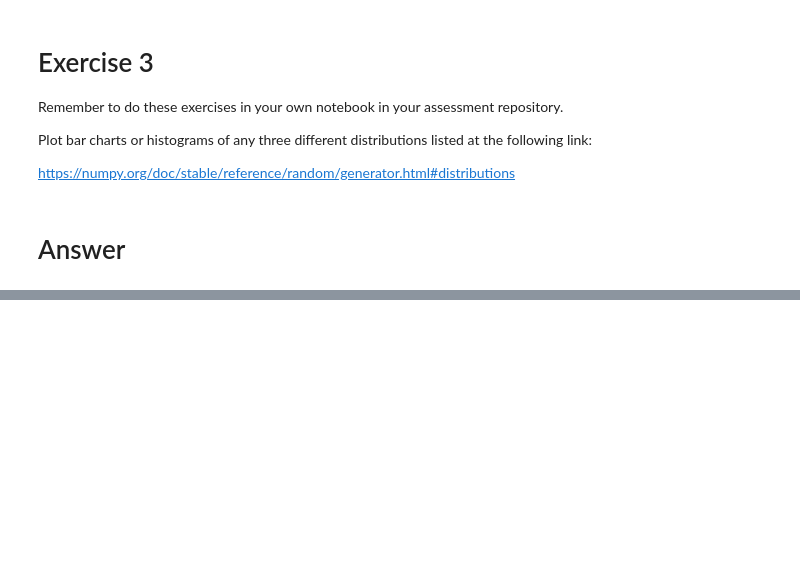
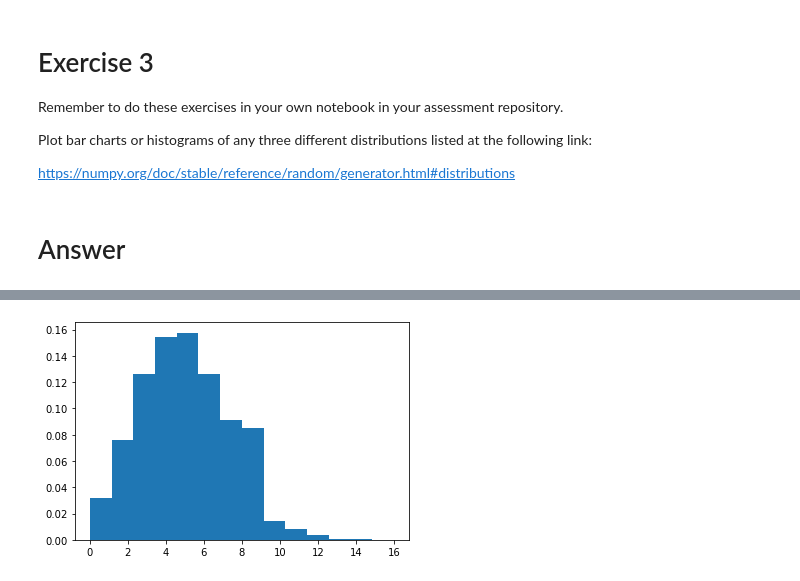
Before and after one commit to StanicicA/funddata-assessment, a Jupyter notebook: 02-Randomness/02-Randomness.ipynb, the cells around one changed output, grey strips where cells are left out. Saved outputs shown, nothing was run; the diff lists cells and outputs as text; code cells hidden in the pictures; blank space fills up the shorter version.

```diff
--- a/02-Randomness/02-Randomness.ipynb
+++ b/02-Randomness/02-Randomness.ipynb
@@ -728,0 +744,11 @@ https://numpy.org/doc/stable/reference/random/generator.html#distributions
+# %%
+# Poisson distribution.
+# The Poisson distribution is the limit of the binomial distribution for large N
+
+rng = np.random.default_rng()
+s = rng.poisson(5, 10000)
+
+count, bins, ignored = plt.hist(s, 14, density=True)
+plt.show()
+# %% [output]
+[figure, added]
```
Also changed, not shown: parts of 16 cells of this notebook.
